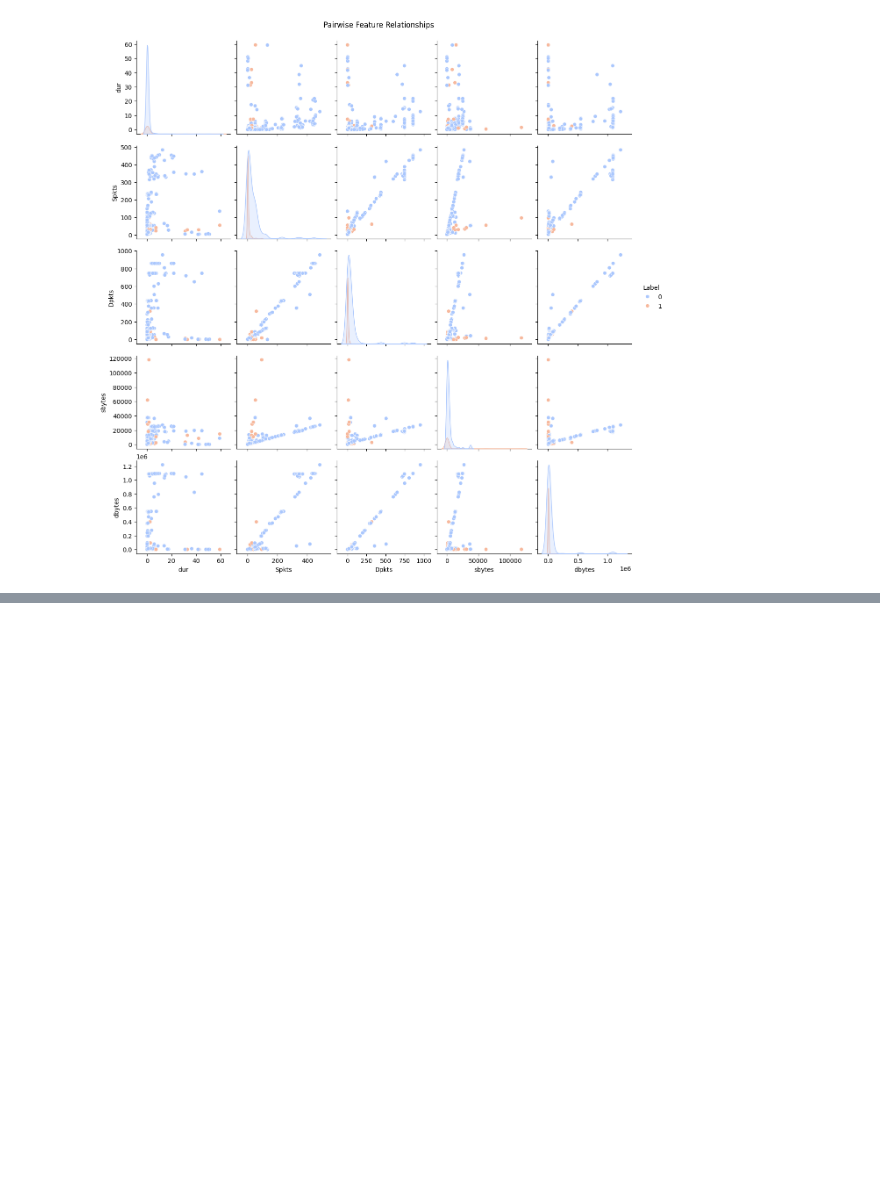
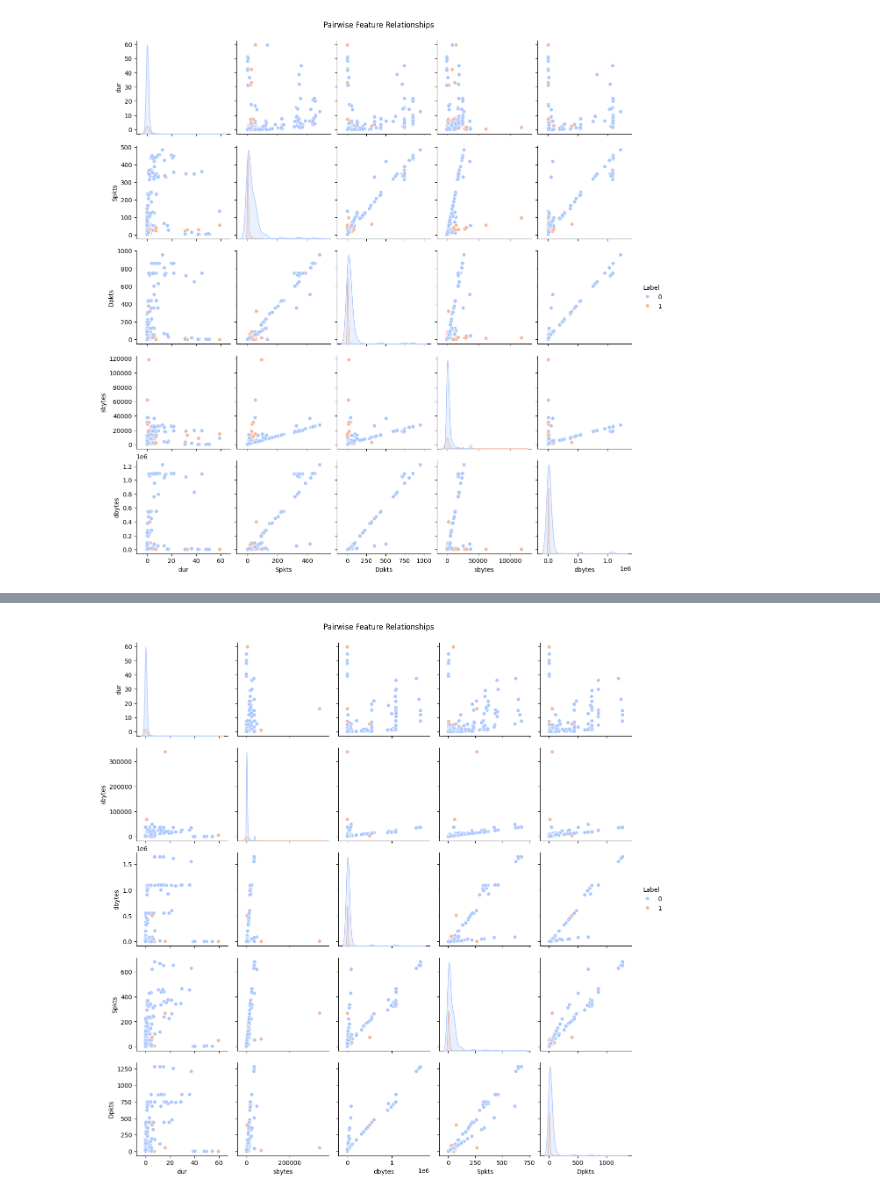
Before and after one commit to unofficiallybhav/network-intrusion-anomaly-detector, a Jupyter notebook: notebook/eda.ipynb, the cells around one changed output, grey strips where cells are left out. Saved outputs shown, nothing was run; the diff lists cells and outputs as text; code cells hidden in the pictures; blank space fills up the shorter version.

Commit message:
added visualizations

```diff
--- a/notebook/eda.ipynb
+++ b/notebook/eda.ipynb
@@ -95,0 +99,13 @@ print(f"Highly correlated feature pairs (|r| > 0.9): {len(high_corr)}")
+# %%
+num_features = ['dur', 'sbytes', 'dbytes', 'Spkts', 'Dpkts']
+
+sample_df = df.sample(2000, random_state=42)
+
+fig = sns.pairplot(sample_df, vars=num_features, hue='Label', diag_kind='kde', palette='coolwarm')
+fig.fig.suptitle("Pairwise Feature Relationships", y=1.02)
+
+# Save figure
+fig.savefig("../outputs/figures/pairplot_features.png", dpi=300)
+plt.show()
+# %% [output]
+[figure, added]
```
Also changed, not shown: parts of 1 cell of this notebook.
